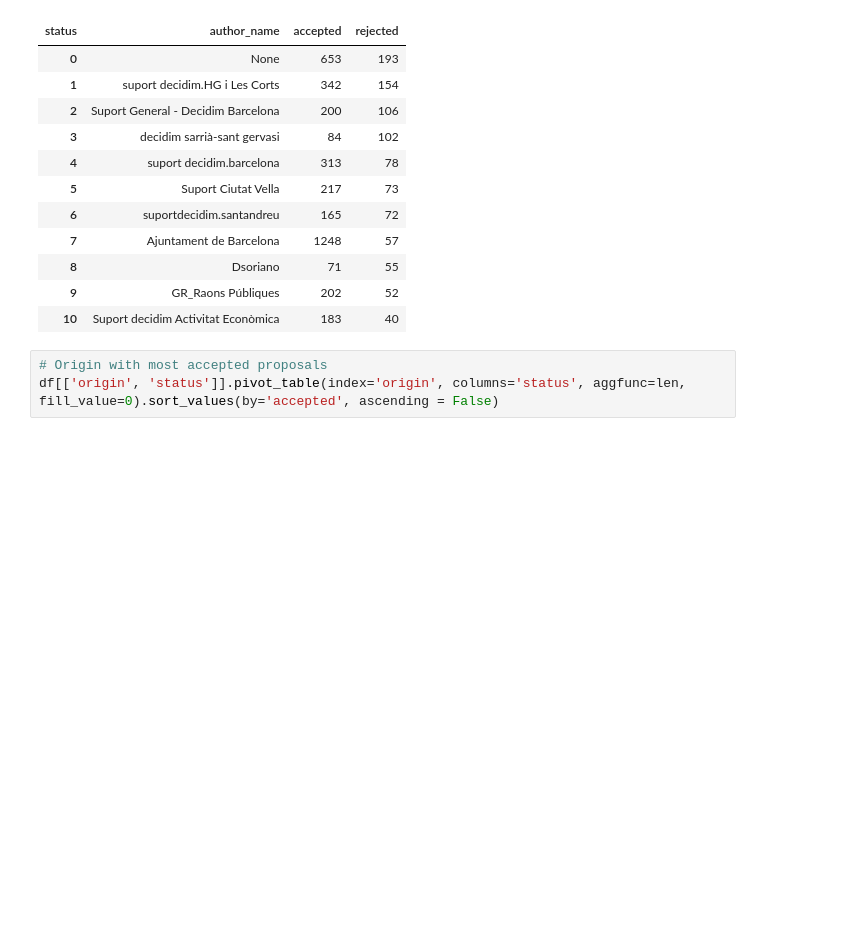
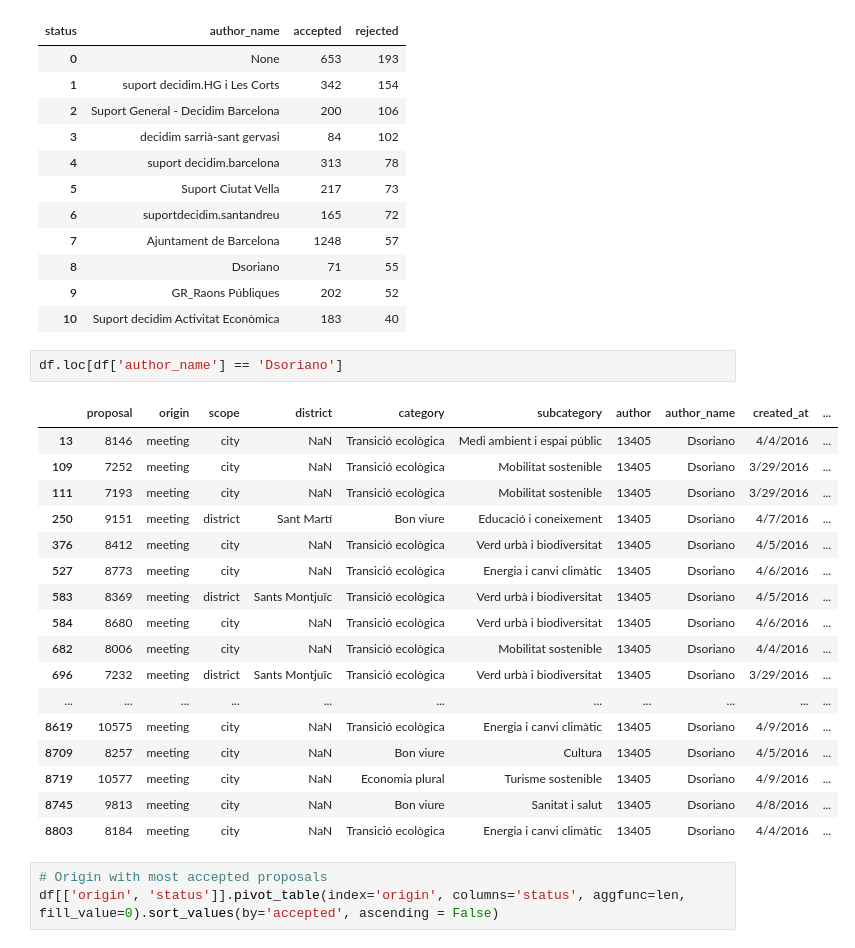
Before and after one commit to anavaldi/auditing_pam, a Jupyter notebook: src/0_descriptive_analytics.ipynb, the cells around one changed output. Cells and saved outputs as stored; diff of their text form; blank space fills up the shorter version.

```diff
--- a/src/0_descriptive_analytics.ipynb
+++ b/src/0_descriptive_analytics.ipynb
@@ -417,6 +431,26 @@ df[['author_name', 'status']].pivot_table(index='author_name', columns='status',
 | 8 | Dsoriano | 71 | 55 |
 | 9 | GR_Raons Públiques | 202 | 52 |
 | 10 | Suport decidim Activitat Econòmica | 183 | 40 |
+# %%
+df.loc[df['author_name'] == 'Dsoriano']
+# %% [output]
+|  | proposal | origin | scope | district | category | subcategory | author | author_name | created_at | ... |
+| 13 | 8146 | meeting | city | NaN | Transició ecològica | Medi ambient i espai públic | 13405 | Dsoriano | 4/4/2016 | ... |
+| 109 | 7252 | meeting | city | NaN | Transició ecològica | Mobilitat sostenible | 13405 | Dsoriano | 3/29/2016 | ... |
+| 111 | 7193 | meeting | city | NaN | Transició ecològica | Mobilitat sostenible | 13405 | Dsoriano | 3/29/2016 | ... |
+| 250 | 9151 | meeting | district | Sant Martí | Bon viure | Educació i coneixement | 13405 | Dsoriano | 4/7/2016 | ... |
+| 376 | 8412 | meeting | city | NaN | Transició ecològica | Verd urbà i biodiversitat | 13405 | Dsoriano | 4/5/2016 | ... |
+| 527 | 8773 | meeting | city | NaN | Transició ecològica | Energia i canvi climàtic | 13405 | Dsoriano | 4/6/2016 | ... |
+| 583 | 8369 | meeting | district | Sants Montjuïc | Transició ecològica | Verd urbà i biodiversitat | 13405 | Dsoriano | 4/5/2016 | ... |
+| 584 | 8680 | meeting | city | NaN | Transició ecològica | Verd urbà i biodiversitat | 13405 | Dsoriano | 4/6/2016 | ... |
+| 682 | 8006 | meeting | city | NaN | Transició ecològica | Mobilitat sostenible | 13405 | Dsoriano | 4/4/2016 | ... |
+| 696 | 7232 | meeting | district | Sants Montjuïc | Transició ecològica | Verd urbà i biodiversitat | 13405 | Dsoriano | 3/29/2016 | ... |
+| ... | ... | ... | ... | ... | ... | ... | ... | ... | ... | ... |
+| 8619 | 10575 | meeting | city | NaN | Transició ecològica | Energia i canvi climàtic | 13405 | Dsoriano | 4/9/2016 | ... |
+| 8709 | 8257 | meeting | city | NaN | Bon viure | Cultura | 13405 | Dsoriano | 4/5/2016 | ... |
+| 8719 | 10577 | meeting | city | NaN | Economia plural | Turisme sostenible | 13405 | Dsoriano | 4/9/2016 | ... |
+| 8745 | 9813 | meeting | city | NaN | Bon viure | Sanitat i salut | 13405 | Dsoriano | 4/8/2016 | ... |
+| 8803 | 8184 | meeting | city | NaN | Transició ecològica | Energia i canvi climàtic | 13405 | Dsoriano | 4/4/2016 | ... |
 # %%
 # Origin with most accepted proposals
 df[['origin', 'status']].pivot_table(index='origin', columns='status', aggfunc=len, fill_value=0).sort_values(by='accepted', ascending = False)
```
Also changed, not shown: parts of 12 cells of this notebook, 4 other files.
